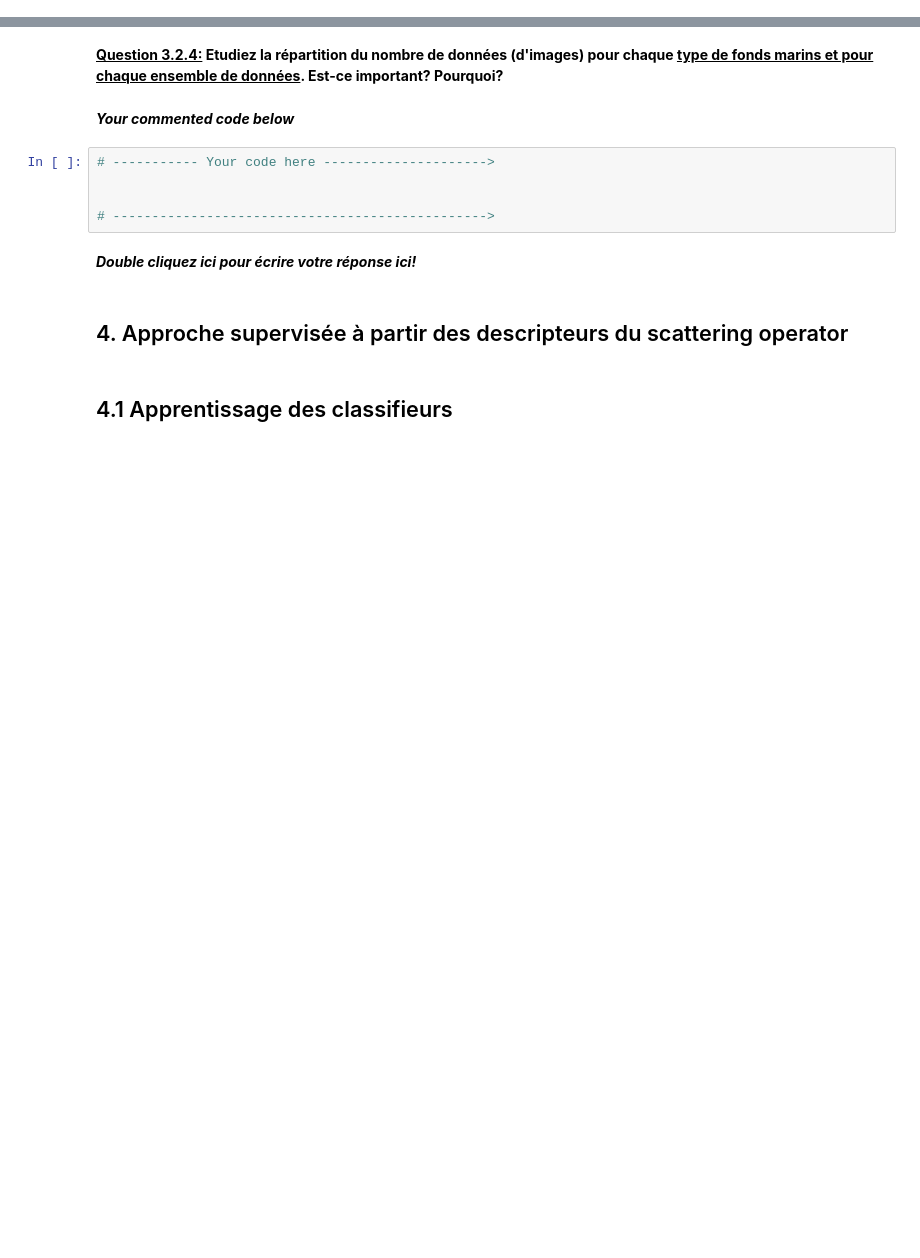
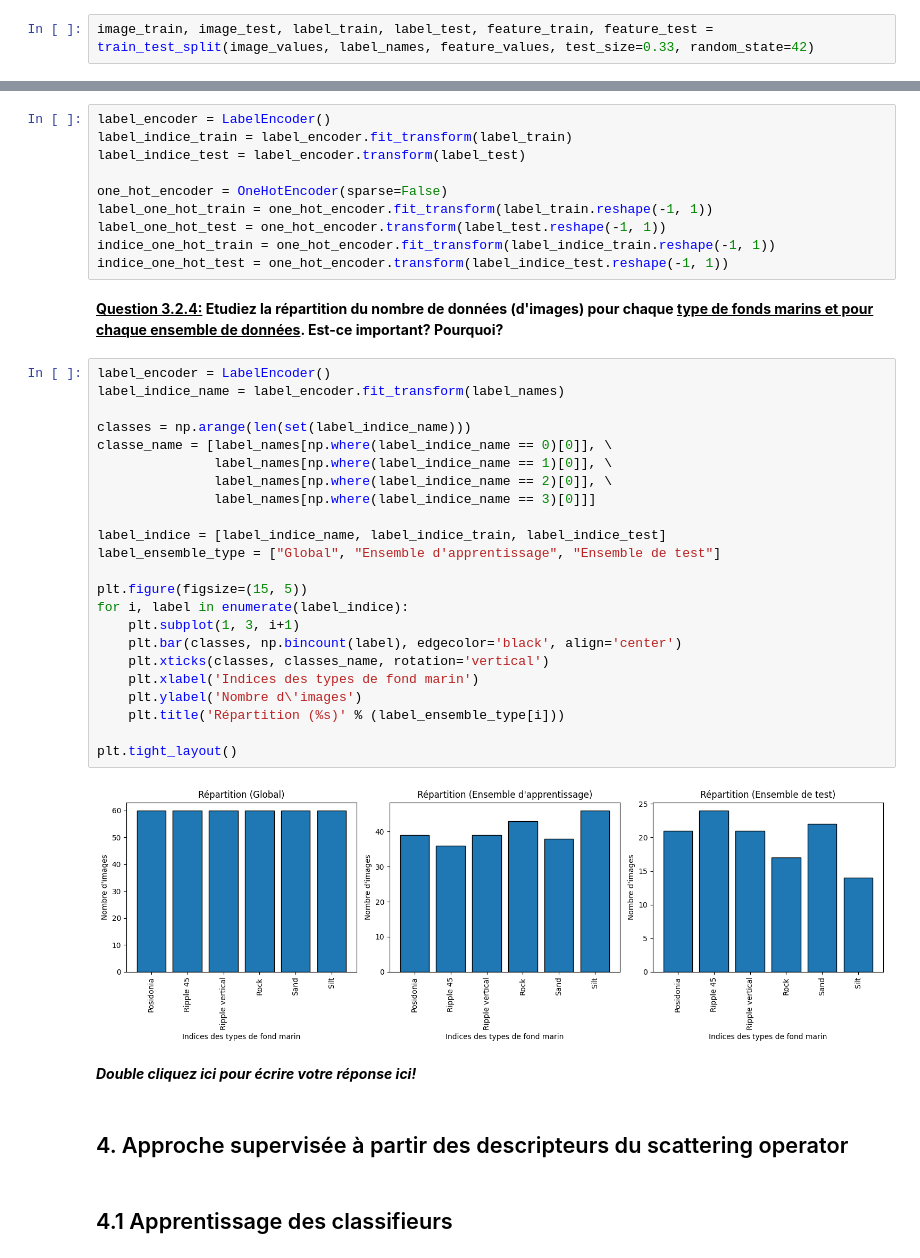
Before and after one commit to MelDubi/depot-ensta-python, a Jupyter notebook: machine_learning/tp5/code/2324_seafloorClassification_starterCode.ipynb, the cells around one changed output, grey strips where cells are left out. Drawn from its saved outputs; the diff is of its cells as text; blank space fills up the shorter version.

```diff
--- a/machine_learning/tp5/code/2324_seafloorClassification_starterCode.ipynb
+++ b/machine_learning/tp5/code/2324_seafloorClassification_starterCode.ipynb
@@ -151,2 +187,4 @@ feature_nb = tmp['feature_nb'] # nb de features
+# %%
+image_train, image_test, label_train, label_test, feature_train, feature_test = train_test_split(image_values, label_names, feature_values, test_size=0.33, random_state=42)
 # %% [markdown]
 **<ins>Question 3.2.2:</ins> Pourquoi doit-on faire cela?**
@@ -166,12 +197,40 @@ feature_nb = tmp['feature_nb'] # nb de features
+# %%
+label_encoder = LabelEncoder()
+label_indice_train = label_encoder.fit_transform(label_train)
+label_indice_test = label_encoder.transform(label_test)
+
+one_hot_encoder = OneHotEncoder(sparse=False)
+label_one_hot_train = one_hot_encoder.fit_transform(label_train.reshape(-1, 1))
+label_one_hot_test = one_hot_encoder.transform(label_test.reshape(-1, 1))
+indice_one_hot_train = one_hot_encoder.fit_transform(label_indice_train.reshape(-1, 1))
+indice_one_hot_test = one_hot_encoder.transform(label_indice_test.reshape(-1, 1))
 # %% [markdown]
 **<ins>Question 3.2.4:</ins> Etudiez la répartition du nombre de données (d'images) pour chaque <ins>type de fonds marins et pour chaque ensemble de données</ins>. Est-ce important? Pourquoi?**
-# %% [markdown]
-**_Your commented code below_**
-# %%
-# ----------- Your code here --------------------->
-
-
-# ------------------------------------------------>
+# %%
+label_encoder = LabelEncoder()
+label_indice_name = label_encoder.fit_transform(label_names)
+
+classes = np.arange(len(set(label_indice_name)))
+classe_name = [label_names[np.where(label_indice_name == 0)[0]], \
+               label_names[np.where(label_indice_name == 1)[0]], \
+               label_names[np.where(label_indice_name == 2)[0]], \
+               label_names[np.where(label_indice_name == 3)[0]]]
+
+label_indice = [label_indice_name, label_indice_train, label_indice_test]
+label_ensemble_type = ["Global", "Ensemble d'apprentissage", "Ensemble de test"]
+
+plt.figure(figsize=(15, 5))
+for i, label in enumerate(label_indice):
+    plt.subplot(1, 3, i+1)
+    plt.bar(classes, np.bincount(label), edgecolor='black', align='center')
+    plt.xticks(classes, classes_name, rotation='vertical')
+    plt.xlabel('Indices des types de fond marin')
+    plt.ylabel('Nombre d\'images')
+    plt.title('Répartition (%s)' % (label_ensemble_type[i]))
+
+plt.tight_layout()
+# %% [output]
+[figure, added]
 # %% [markdown]
 **_Double cliquez ici pour écrire votre réponse ici!_**
 # %% [markdown]
```
Also changed, not shown: parts of 35 cells of this notebook, 1 other file.
